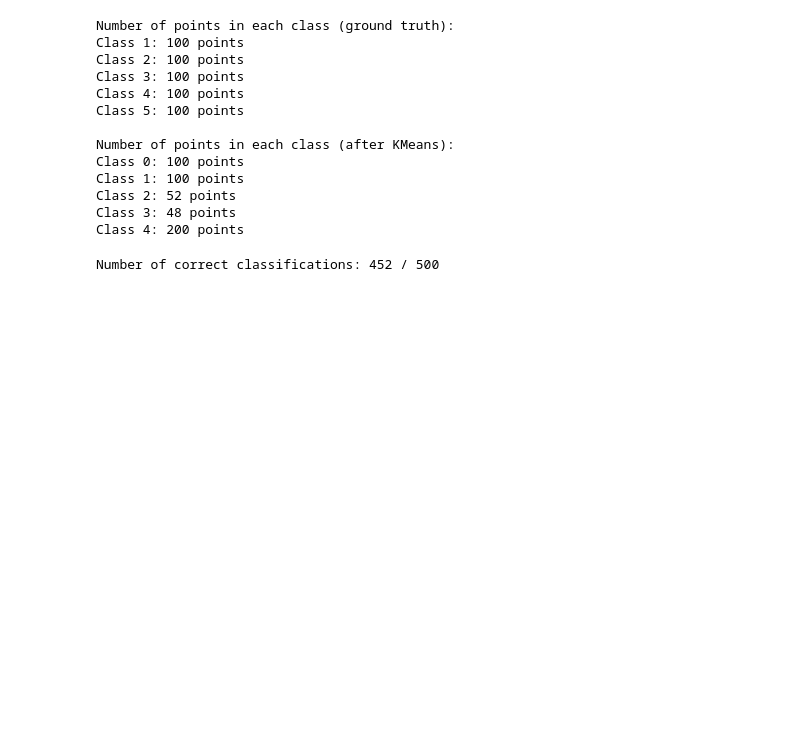
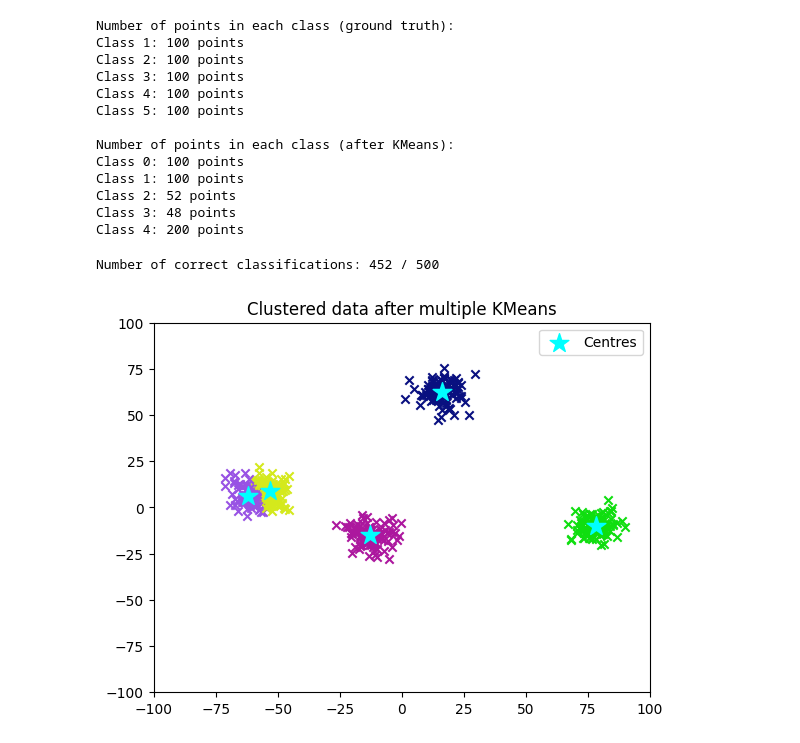
Before and after one commit to frankcholula/cvprlab, a Jupyter notebook: cvprlab_python/lab6/lab6.ipynb, the cells around one changed output. Saved outputs shown, nothing was run; the diff lists cells and outputs as text; code cells hidden in the pictures; blank space fills up the shorter version.

Commit message:
implemented multiple kmeans to improve.

```diff
--- a/cvprlab_python/lab6/lab6.ipynb
+++ b/cvprlab_python/lab6/lab6.ipynb
@@ -287,3 +287,44 @@ correct_matches = matches.max(axis=1).sum()
 print(f'Number of correct classifications: {correct_matches} / {len(groundtruth)}')
 # %% [output]
 Number of correct classifications: 452 / 500
+# %%
+# improve kmeans by running it multiple times and use the sum of distances to assigned centers as best scores
+def run_multiple_kmeans(data, k, n_tries=10):
+   best_score = float('inf')
+   best_centers = None
+   best_labels = None
+
+   for _ in range(n_tries):
+       # New random centers each try
+       init_centers = np.random.rand(k, data.shape[0]) * RANGE - (RANGE/2)
+       centers, labels = kmeans(data, k, init_centers)
+
+       # Calculate score as sum of distances to assigned centers
+       distances = cdist(data.T, centers)
+       score = np.sum(np.min(distances, axis=1))
+
+       if score < best_score:
+           best_score = score
+           best_centers = centers
+           best_labels = labels
+
+   return best_centers, best_labels
+
+# Use it instead of single kmeans run:
+centres, labels = run_multiple_kmeans(alldata, NCLUSTERS)
+
+plt.figure()
+plt.title('Clustered data after multiple KMeans')
+plt.xlim(-RANGE, RANGE)
+plt.ylim(-RANGE, RANGE)
+
+colours = np.random.rand(NCLUSTERS, 3)
+for i, point in enumerate(alldata.T):
+    plt.scatter(point[0], point[1], color=colours[labels[i]], marker='x')
+
+# Plot the cluster centers
+plt.scatter(centres[:, 0], centres[:, 1], color='cyan', marker='*', s=200, label='Centres')
+plt.legend()
+plt.show()
+# %% [output]
+[figure, added]
```
Also changed, not shown: 1 other file.
